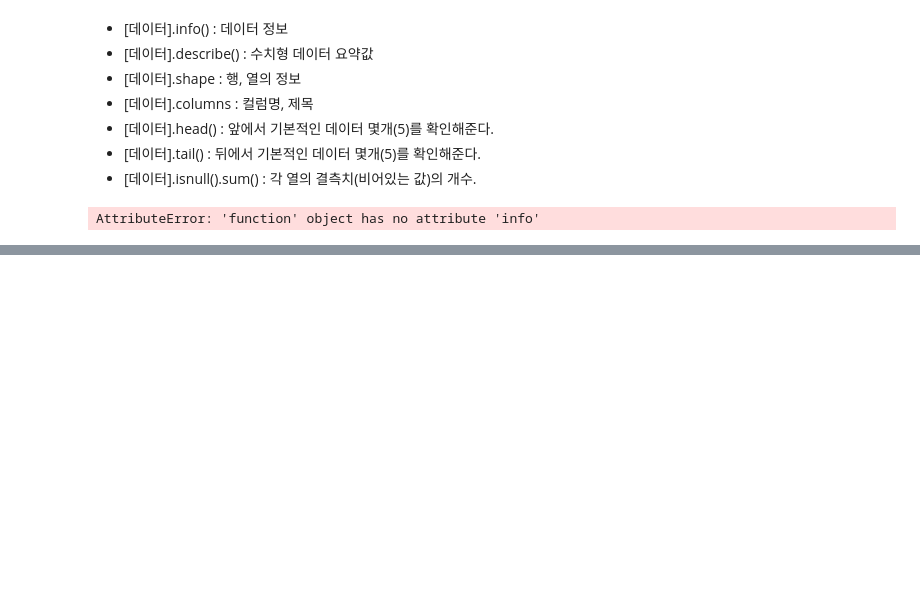
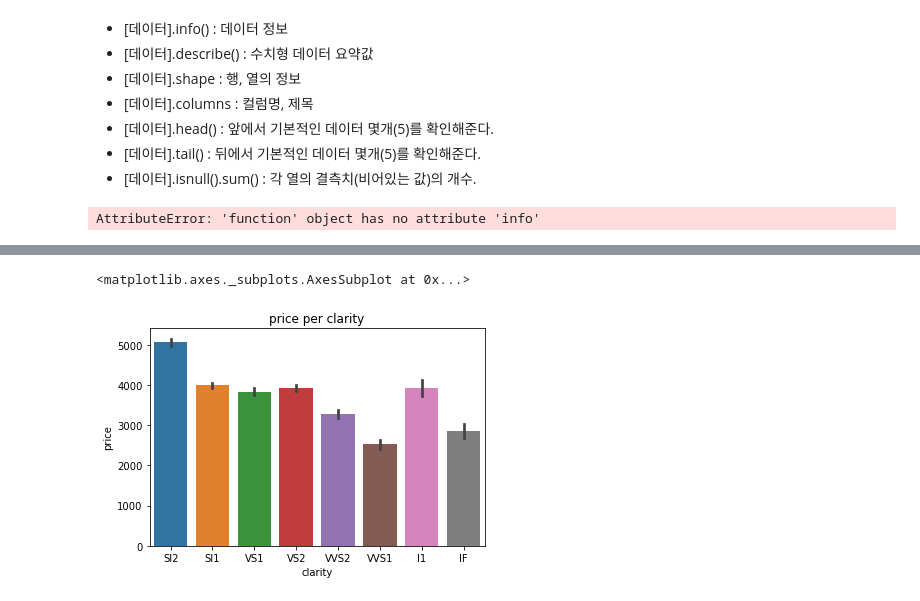
Before and after one commit to CPFrog/AI_innovation_Lecture, a Jupyter notebook: 201006_Python_Library_Intro.ipynb, the cells around one changed output, grey strips where cells are left out. Cells and saved outputs as stored; diff of their text form; code cells hidden in the pictures; blank space fills up the shorter version.

Commit message:
201006_visualization_intro

```diff
--- a/201006_Python_Library_Intro.ipynb
+++ b/201006_Python_Library_Intro.ipynb
@@ -73,0 +113,3 @@ AttributeError: 'function' object has no attribute 'info'
+# %%
+dia = sns.load_dataset('diamonds')
+dia
@@ -73,0 +204,7 @@ AttributeError: 'function' object has no attribute 'info'
+# %%
+s=sns.barplot(x='clarity', y='price', data=dia)
+plt.title('price per clarity')
+s
+# %% [output]
+<matplotlib.axes._subplots.AxesSubplot at 0x...>
+[figure, added]
```
Also changed, not shown: parts of 20 cells of this notebook.
